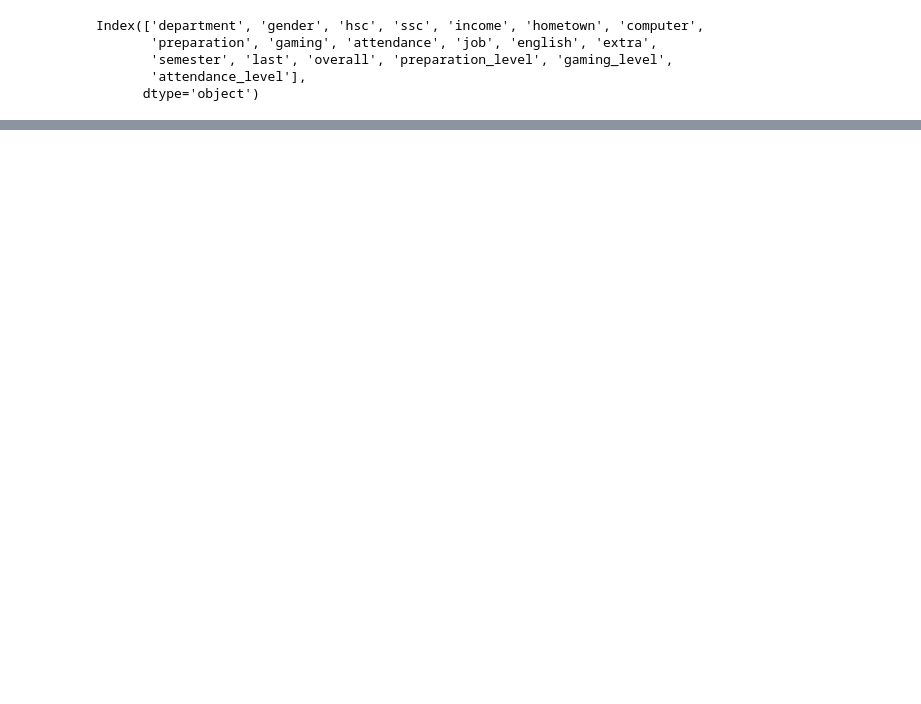
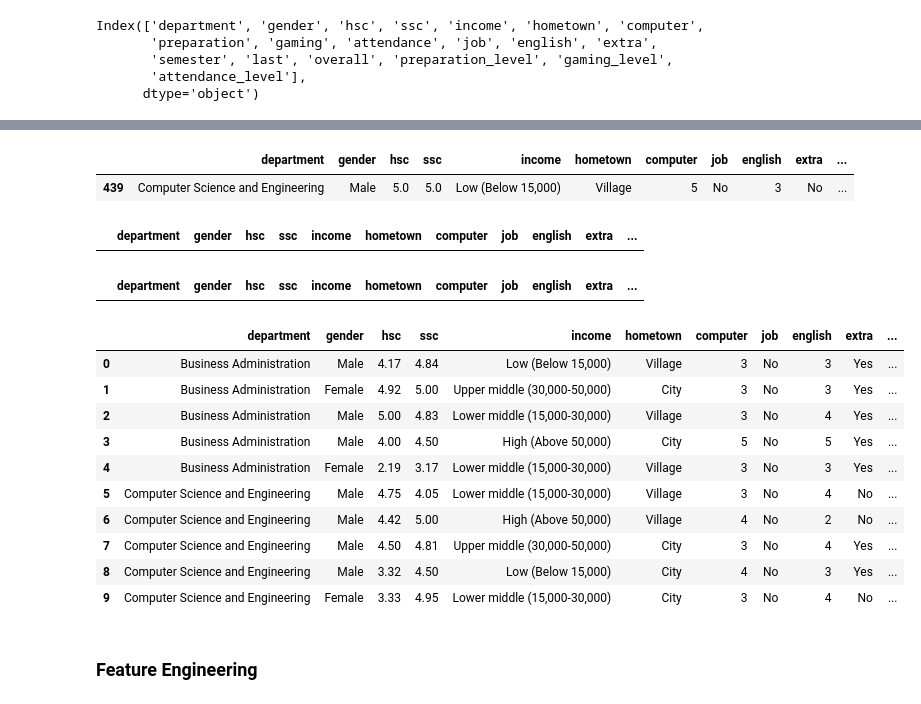
Before and after one commit to alexanderchosen/eda_with_python, a Jupyter notebook: student_performance_metrics/student_performance.ipynb, the cells around one changed output, grey strips where cells are left out. Drawn from its saved outputs; the diff is of its cells as text; code cells hidden in the pictures; blank space fills up the shorter version.

```diff
--- a/student_performance_metrics/student_performance.ipynb
+++ b/student_performance_metrics/student_performance.ipynb
@@ -306,0 +397,31 @@ Index(['department', 'gender', 'hsc', 'ssc', 'income', 'hometown', 'computer',
+# %%
+# to check if multiple columns have duplicates
+df.loc[df.duplicated(subset =['department','gender','hometown','income', 'hsc', 'ssc', 'semester', 'last'])]
+# %% [output]
+|  | department | gender | hsc | ssc | income | hometown | computer | job | english | extra | ... |
+| 439 | Computer Science and Engineering | Male | 5.0 | 5.0 | Low (Below 15,000) | Village | 5 | No | 3 | No | ... |
+# %%
+# to confirm duplicate values
+df.query('department == "Computer Science and Engineering" and gender == "male" and hometown == "Village" and semester == "2nd"')
+# %% [output]
+|  | department | gender | hsc | ssc | income | hometown | computer | job | english | extra | ... |
+# %%
+df.query('department == "Computer Science and Engineering" and gender == "male" and hsc == 5.0 and ssc== 5.0')
+# %% [output]
+|  | department | gender | hsc | ssc | income | hometown | computer | job | english | extra | ... |
+# %%
+df.head(10)
+# %% [output]
+|  | department | gender | hsc | ssc | income | hometown | computer | job | english | extra | ... |
+| 0 | Business Administration | Male | 4.17 | 4.84 | Low (Below 15,000) | Village | 3 | No | 3 | Yes | ... |
+| 1 | Business Administration | Female | 4.92 | 5.00 | Upper middle (30,000-50,000) | City | 3 | No | 3 | Yes | ... |
+| 2 | Business Administration | Male | 5.00 | 4.83 | Lower middle (15,000-30,000) | Village | 3 | No | 4 | Yes | ... |
+| 3 | Business Administration | Male | 4.00 | 4.50 | High (Above 50,000) | City | 5 | No | 5 | Yes | ... |
+| 4 | Business Administration | Female | 2.19 | 3.17 | Lower middle (15,000-30,000) | Village | 3 | No | 3 | Yes | ... |
+| 5 | Computer Science and Engineering | Male | 4.75 | 4.05 | Lower middle (15,000-30,000) | Village | 3 | No | 4 | No | ... |
+| 6 | Computer Science and Engineering | Male | 4.42 | 5.00 | High (Above 50,000) | Village | 4 | No | 2 | No | ... |
+| 7 | Computer Science and Engineering | Male | 4.50 | 4.81 | Upper middle (30,000-50,000) | City | 3 | No | 4 | Yes | ... |
+| 8 | Computer Science and Engineering | Male | 3.32 | 4.50 | Low (Below 15,000) | City | 4 | No | 3 | Yes | ... |
+| 9 | Computer Science and Engineering | Female | 3.33 | 4.95 | Lower middle (15,000-30,000) | City | 3 | No | 4 | No | ... |
+# %% [markdown]
+### Feature Engineering
```
Also changed, not shown: parts of 10 cells of this notebook.
